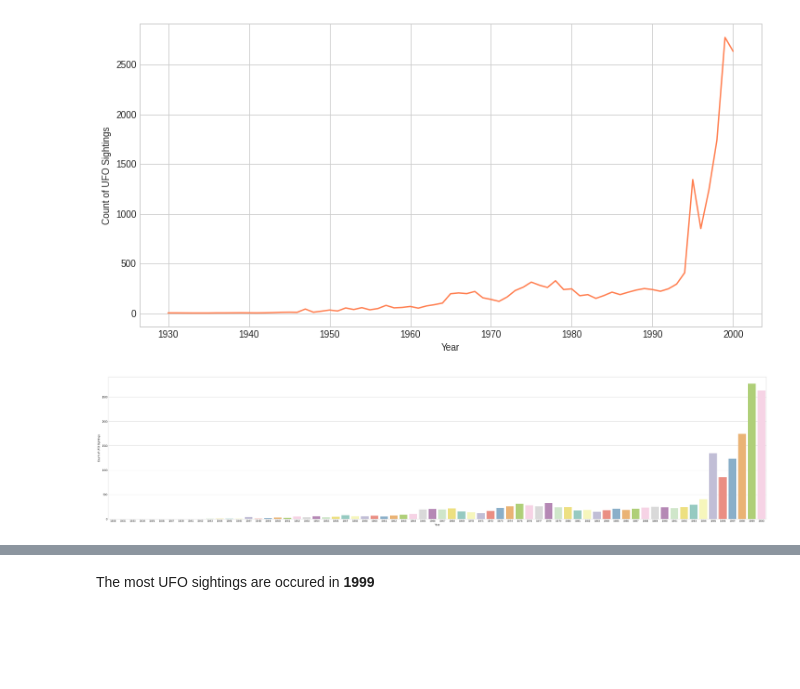
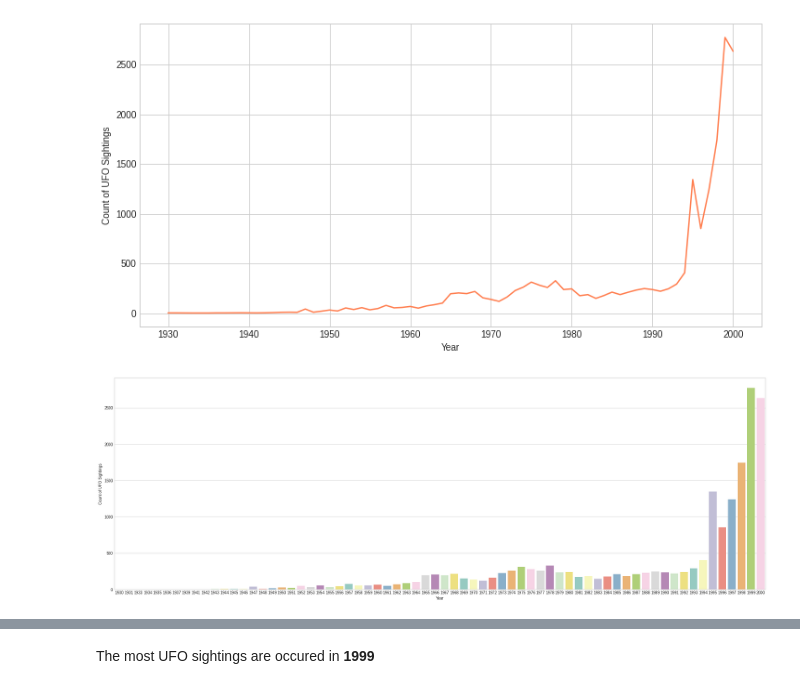
Before and after one commit to syamkakarla98/DataScience_Head_Start, a Jupyter notebook: UFO_Sightings.ipynb, the cells around one changed output, grey strips where cells are left out. Drawn from its saved outputs; the diff is of its cells as text; code cells hidden in the pictures; blank space fills up the shorter version.

Commit message:
Adding graphs

```diff
--- a/UFO_Sightings.ipynb
+++ b/UFO_Sightings.ipynb
@@ -240,12 +240,12 @@ plt.ylabel('Count of UFO Sightings');
 # %% [output]
 [figure]
 # %%
-plt.figure(figsize=(45,  10))
+plt.figure(figsize=(30,  10))
 sns.barplot(x = d.index, y = d, palette='Set3')
 plt.xlabel('Year')
 plt.ylabel('Count of UFO Sightings');
 # %% [output]
-[figure, old version]
+[figure, new version]
 # %%
 # To see the plotly graph, use colab
 import plotly.express as px
```
